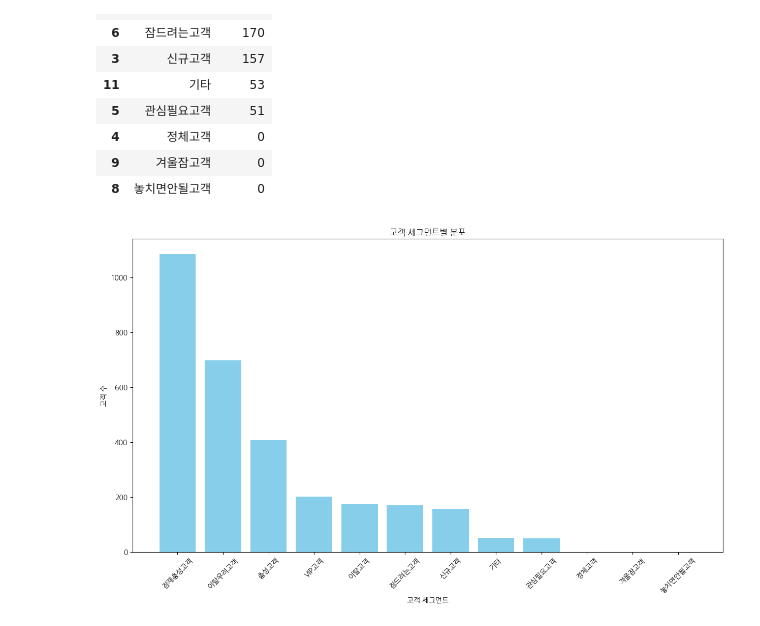
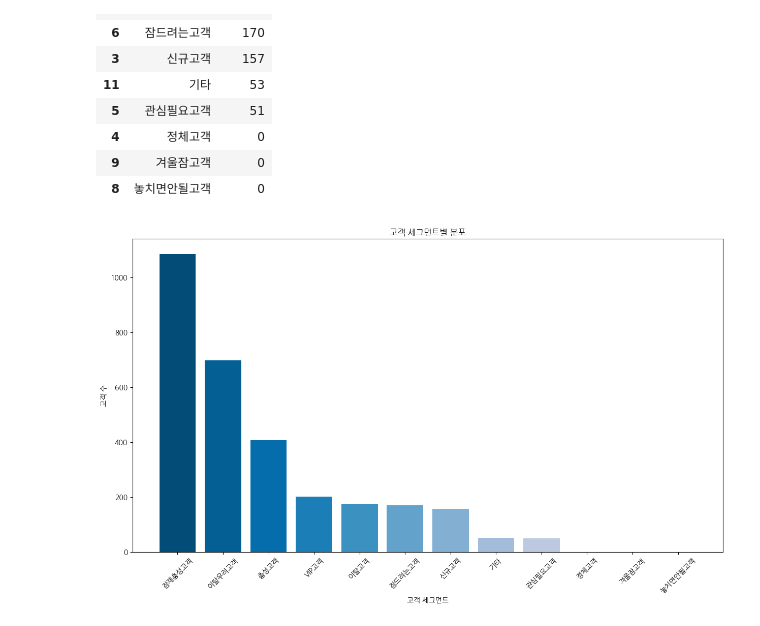
Before and after one commit to Seojiii/kurly_project, a Jupyter notebook: 0315_HY_RFM.ipynb, the cells around one changed output. Cells and saved outputs as stored; diff of their text form; code cells hidden in the pictures.

```diff
--- a/0315_HY_RFM.ipynb
+++ b/0315_HY_RFM.ipynb
@@ -760,14 +760,17 @@ segment_counts_df.sort_values(by='Count', ascending=False)
 # %%
 # 세그먼트별 고객 수를 내림차순으로 정렬
 segment_counts_sorted_df = segment_counts_df.sort_values(by='Count', ascending=False)
 
+palette = sns.color_palette('PuBu',  len(segment_counts_sorted_df))
+palette.reverse()
+
 # 바 그래프 시각화
 plt.figure(figsize=(15, 8))
-plt.bar(segment_counts_sorted_df['Segment'], segment_counts_sorted_df['Count'], color='skyblue')
+plt.bar(segment_counts_sorted_df['Segment'], segment_counts_sorted_df['Count'], color=palette)
 plt.title('고객 세그먼트별 분포')
 plt.xlabel('고객 세그먼트')
 plt.ylabel('고객 수')
 plt.xticks(rotation=45)
 plt.show()
 # %% [output]
-[figure, old version]
+[figure, new version]
```
